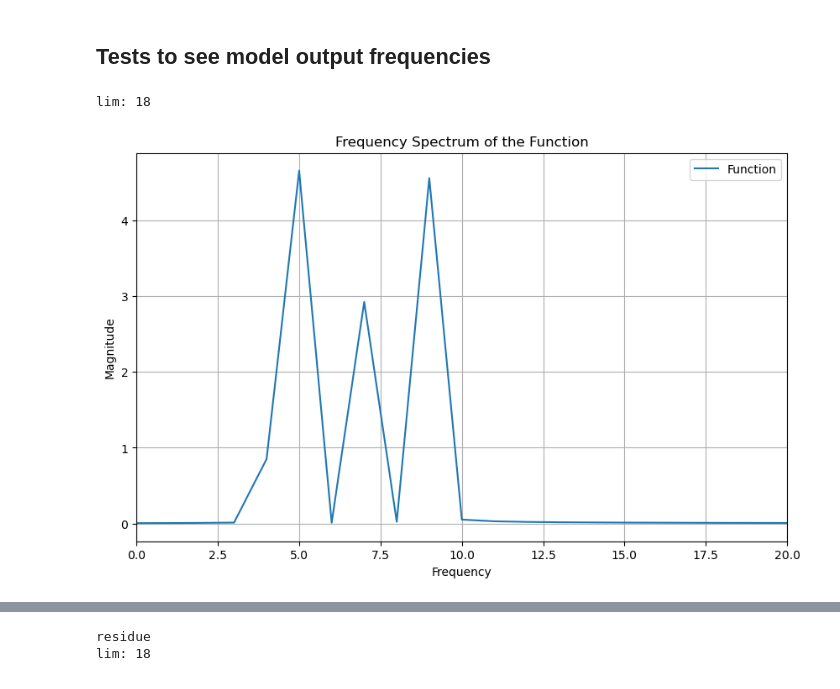
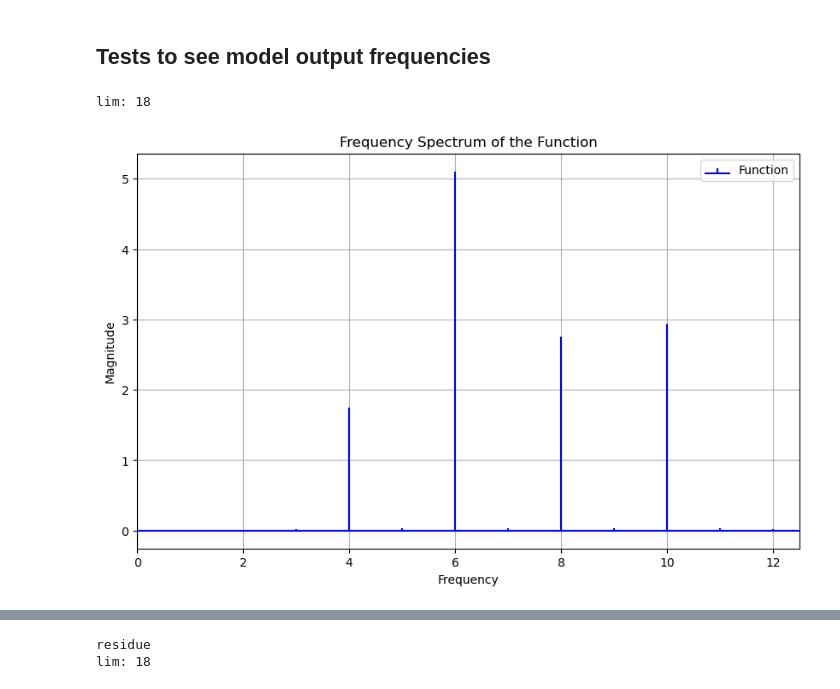
Before and after one commit to ewang26/multistage, a Jupyter notebook: scripts/spectral_bias/spectral_bias_colormap_iterations.ipynb, the cells around one changed output, grey strips where cells are left out. Cells and saved outputs as stored; diff of their text form; code cells hidden in the pictures.

Commit message:
Replace line with stem for frequency plot

```diff
--- a/scripts/spectral_bias/spectral_bias_colormap_iterations.ipynb
+++ b/scripts/spectral_bias/spectral_bias_colormap_iterations.ipynb
@@ -328,12 +328,51 @@ def plot_frequencies(function, derivative=None, residue=None, model=None):
     plt.xlim(0, 20)  # Adjust this based on your frequency range
     print(f"lim: 18")
     plt.show()
+# %%
+def plot_frequencies(function, derivative=None, residue=None, model=None):
+    x = np.linspace(0, 2*np.pi, 1000)
+    first_function = function
+
+    N = 1000
+
+    # frequencies = torch.fft.fftfreq(N, 2*np.pi/N) * 2*np.pi
+    frequencies = np.fft.fftfreq(N, 1/N)
+    positive_freq_indices = frequencies >= 0
+    positive_freqs = frequencies[positive_freq_indices]
+
+    F = np.fft.fft(first_function.detach().numpy())
+    magnitudes = np.abs(F) / N
+    positive_magnitudes = magnitudes[positive_freq_indices]
+
+    if residue:
+        model.eval()
+        F_derivative = np.fft.fft(derivative.detach().numpy())
+        F_output = np.fft.fft(model(function.unsqueeze(0)).squeeze().detach().numpy())
+
+        F_residue = F_derivative - F_output
+        magnitudes = np.abs(F_residue) / N
+        print("residue")
+
+
+    # Plotting the frequency spectrum
+    plt.figure(figsize=(10, 6))
+    # plt.plot(positive_freqs, positive_magnitudes, label='Function')
+    plt.stem(positive_freqs, positive_magnitudes, 'b', markerfmt=" ", basefmt="b-", use_line_collection=True, label='Function')
+    plt.xlabel('Frequency')
+    plt.ylabel('Magnitude')
+    plt.title('Frequency Spectrum of the Function')
+    plt.legend()
+    plt.grid(True)
+    plt.xlim(0, 12.5)  # Adjust this based on your frequency range
+    print(f"lim: 18")
+    plt.show()
 # %%
-a = np.random.randint(0, 32)
+# a = np.random.randint(0, 32)
+a = 8
 function = test_dataset_g[a][0]
 derivative = test_dataset_g[a][1]
 
 plot_frequencies(derivative)
 # %% [output]
 lim: 18
-[figure, old version]
+[figure, new version]
```
Also changed, not shown: parts of 3 cells of this notebook.
